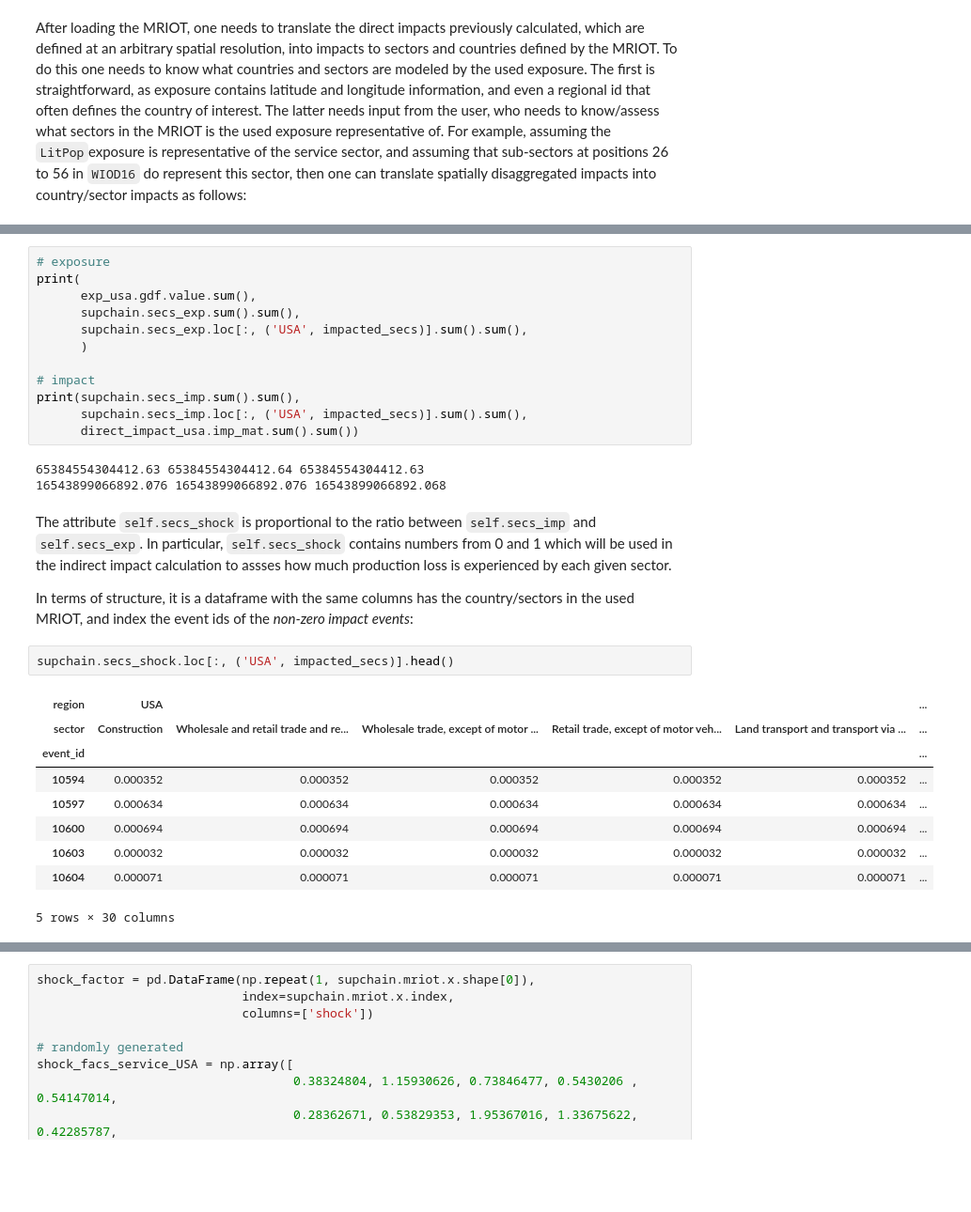
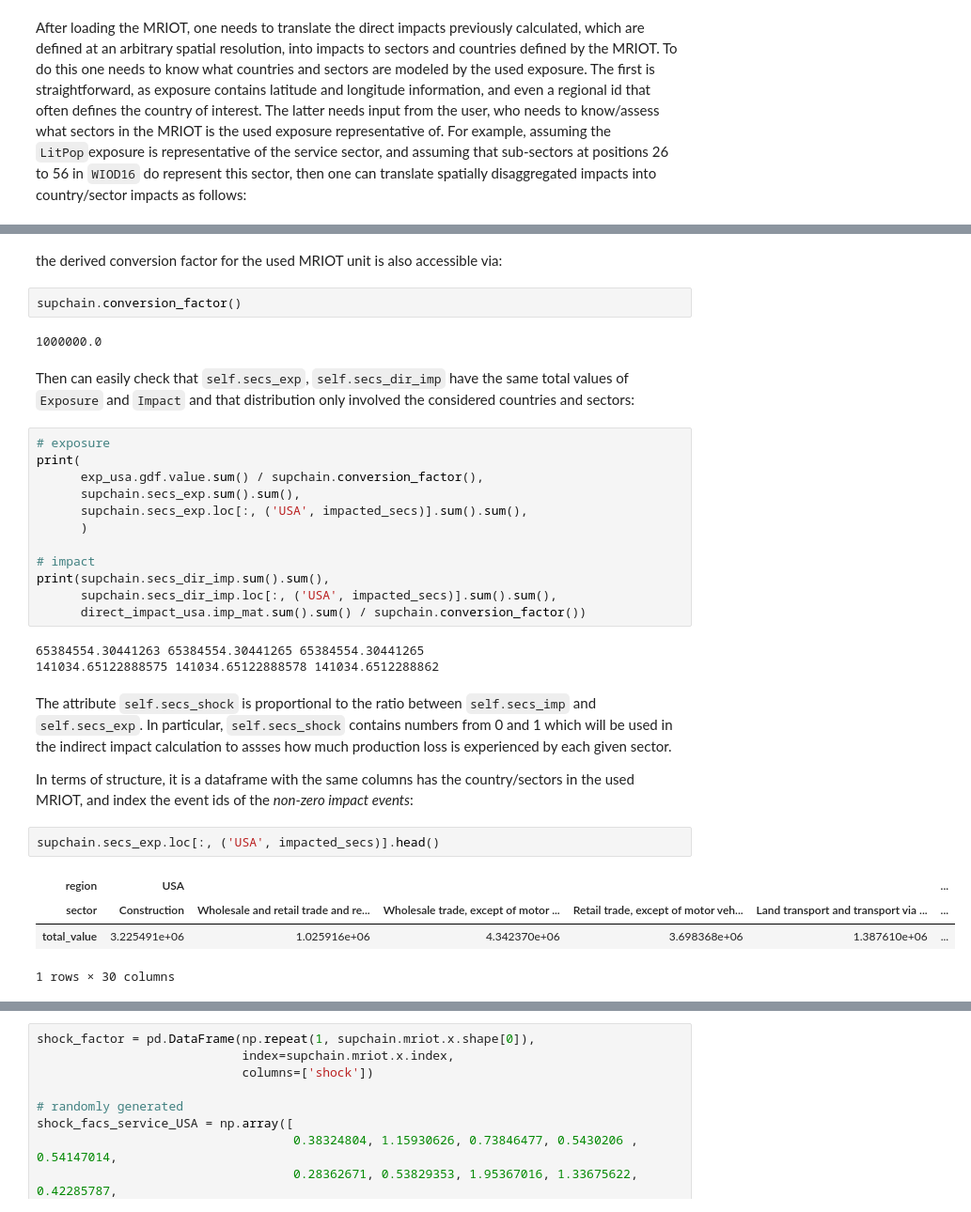
Before and after one commit to CLIMADA-project/climada_petals, a Jupyter notebook: doc/tutorial/climada_engine_SupplyChain.ipynb, the cells around one changed output, grey strips where cells are left out. Shown at 94% size. Drawn from its saved outputs; the diff is of its cells as text; blank space fills up the shorter version.

```diff
--- a/doc/tutorial/climada_engine_SupplyChain.ipynb
+++ b/doc/tutorial/climada_engine_SupplyChain.ipynb
@@ -172,31 +224,34 @@ For one easily check that `self.secs_exp`, `self.secs_imp` have the same total v
+# %% [markdown]
+the derived conversion factor for the used MRIOT unit is also accessible via:
+# %%
+supchain.conversion_factor()
+# %% [output]
+1000000.0
+# %% [markdown]
+Then can easily check that `self.secs_exp`, `self.secs_dir_imp` have the same total values of `Exposure` and `Impact` and that distribution only involved the considered countries and sectors:
 # %%
 # exposure
 print(
-      exp_usa.gdf.value.sum(),
+      exp_usa.gdf.value.sum() / supchain.conversion_factor(),
       supchain.secs_exp.sum().sum(),
       supchain.secs_exp.loc[:, ('USA', impacted_secs)].sum().sum(),
       )
 
 # impact
-print(supchain.secs_imp.sum().sum(),
-      supchain.secs_imp.loc[:, ('USA', impacted_secs)].sum().sum(),
-      direct_impact_usa.imp_mat.sum().sum())
+print(supchain.secs_dir_imp.sum().sum(),
+      supchain.secs_dir_imp.loc[:, ('USA', impacted_secs)].sum().sum(),
+      direct_impact_usa.imp_mat.sum().sum() / supchain.conversion_factor())
 # %% [output]
-65384554304412.63 65384554304412.64 65384554304412.63
-16543899066892.076 16543899066892.076 16543899066892.068
+65384554.30441263 65384554.30441265 65384554.30441265
+141034.65122888575 141034.65122888578 141034.6512288862
 # %% [markdown]
 The attribute `self.secs_shock` is proportional to the ratio between `self.secs_imp` and `self.secs_exp`. In particular, `self.secs_shock` contains numbers from 0 and 1 which will be used in the indirect impact calculation to assses how much production loss is experienced by each given sector.
 
 In terms of structure, it is a dataframe with the same columns has the country/sectors in the used MRIOT, and index the event ids of the *non-zero impact events*:
 # %%
-supchain.secs_shock.loc[:, ('USA', impacted_secs)].head()
+supchain.secs_exp.loc[:, ('USA', impacted_secs)].head()
 # %% [output]
 | region | USA |  |  |  |  | ... |
 | sector | Construction | Wholesale and retail trade and re... | Wholesale trade, except of motor ... | Retail trade, except of motor veh... | Land transport and transport via ... | ... |
-| event_id |  |  |  |  |  | ... |
-| 10594 | 0.000352 | 0.000352 | 0.000352 | 0.000352 | 0.000352 | ... |
-| 10597 | 0.000634 | 0.000634 | 0.000634 | 0.000634 | 0.000634 | ... |
-| 10600 | 0.000694 | 0.000694 | 0.000694 | 0.000694 | 0.000694 | ... |
-| 10603 | 0.000032 | 0.000032 | 0.000032 | 0.000032 | 0.000032 | ... |
-| 10604 | 0.000071 | 0.000071 | 0.000071 | 0.000071 | 0.000071 | ... |
+| total_value | 3.225491e+06 | 1.025916e+06 | 4.342370e+06 | 3.698368e+06 | 1.387610e+06 | ... |
-5 rows × 30 columns
+1 rows × 30 columns
```
Also changed, not shown: parts of 44 cells of this notebook, 1 other file.
